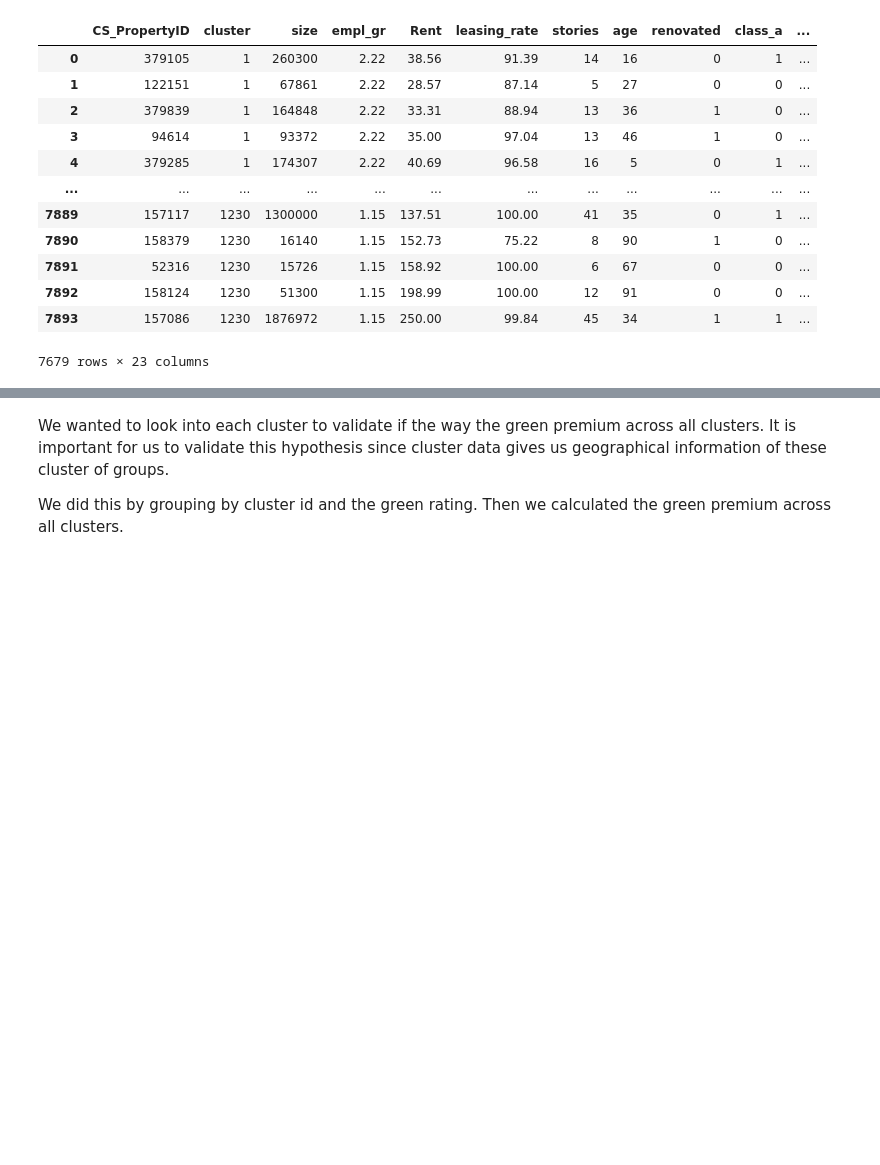
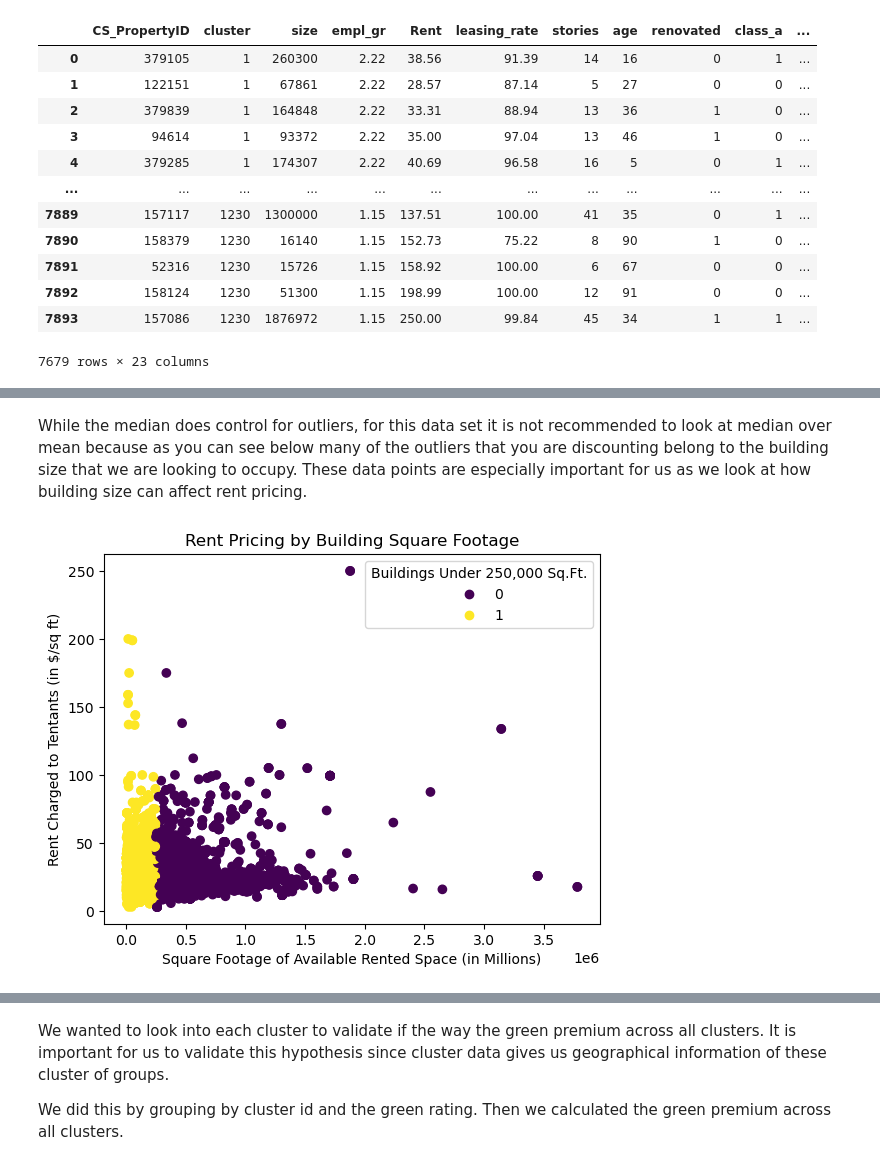
Before and after one commit to jordanehli/STA380_exercises, a Jupyter notebook: problem3.ipynb, the cells around one changed output, grey strips where cells are left out. Cells and saved outputs as stored; diff of their text form; code cells hidden in the pictures; blank space fills up the shorter version.

```diff
--- a/problem3.ipynb
+++ b/problem3.ipynb
@@ -24,0 +47,11 @@ gb_data
+# %% [markdown]
+While the median does control for outliers, for this data set it is not recommended to look at median over mean because as you can see below many of the outliers that you are discounting belong to the building size that we are looking to occupy. These data points are especially important for us as we look at how building size can affect rent pricing.
+# %%
+sr = plt.scatter(gb_data['size'], gb_data['Rent'], c=(gb_data['size']<250000))
+plt.xlabel('Square Footage of Available Rented Space (in Millions)')
+plt.ylabel('Rent Charged to Tentants (in $/sq ft)')
+plt.title('Rent Pricing by Building Square Footage')
+plt.legend(*sr.legend_elements(num=1),loc="upper right", title="Buildings Under 250,000 Sq.Ft.")
+plt.show()
+# %% [output]
+[figure, added]
```
Also changed, not shown: parts of 14 cells of this notebook, 1 other file.
